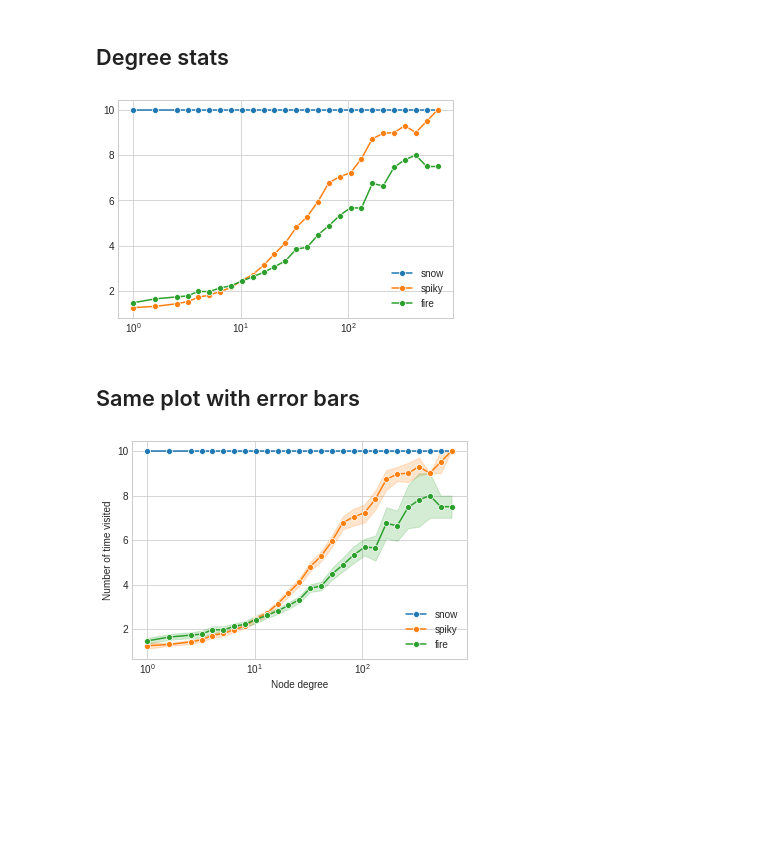
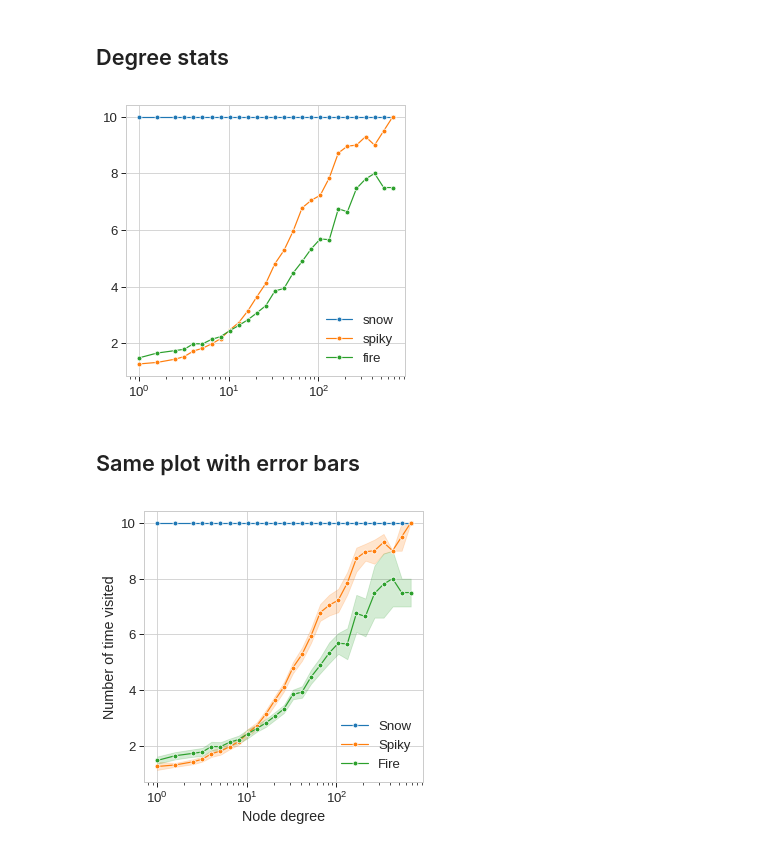
Before and after one commit to bricaud/spiky-simulation, a Jupyter notebook: compute_visits_with_degree.ipynb, the cells around one changed output. Cells and saved outputs as stored; diff of their text form; code cells hidden in the pictures; blank space fills up the shorter version.

```diff
--- a/compute_visits_with_degree.ipynb
+++ b/compute_visits_with_degree.ipynb
@@ -185,16 +185,18 @@ import seaborn as sns
 # %%
 import matplotlib.pyplot as plt
 plt.style.use('seaborn-whitegrid')
+sns.set_context("paper", font_scale=1.5)
 # %%
+plt.figure(figsize=(5,5))
 xx,yy = bin_degrees(xsn,ysn)
 sns.lineplot(x=xx, y=yy, label='snow' , marker='o')
 xx,yy = bin_degrees(xsp,ysp)
 sns.lineplot(x=xx, y=yy, label='spiky' , marker='o')
 xx,yy = bin_degrees(xf,yf)
 sns.lineplot(x=xx, y=yy,label='fire' , marker='o')
 plt.xscale('log')
 # %% [output]
-[figure, old version]
+[figure, new version]
 # %% [markdown]
 ## Same plot with error bars
 # %%
@@ -218,12 +220,13 @@ def bin_degrees_repeat(visits,degrees):
             v_list.append(vis)
     return d_list,v_list
 # %%
+plt.figure(figsize=(5,5))
 xx,yy = bin_degrees_repeat(xsn,ysn)
-sns_plot = sns.lineplot(x=xx, y=yy, label='snow' , marker='o')
+sns_plot = sns.lineplot(x=xx, y=yy, label='Snow' , marker='o')
 xx,yy = bin_degrees_repeat(xsp,ysp)
-sns.lineplot(x=xx, y=yy, label='spiky' , marker='o')
+sns.lineplot(x=xx, y=yy, label='Spiky' , marker='o')
 xx,yy = bin_degrees_repeat(xf,yf)
-sns.lineplot(x=xx, y=yy,label='fire' , marker='o')
+sns.lineplot(x=xx, y=yy,label='Fire' , marker='o')
 plt.xscale('log')
 #plt.yscale('log')
 plt.xlabel('Node degree')
@@ -231,4 +234,4 @@ plt.ylabel('Number of time visited')
 fig = sns_plot.get_figure()
 fig.savefig(data_path + "visits_wrt_degree.png")
 # %% [output]
-[figure, old version]
+[figure, new version]
```
Also changed, not shown: 2 other files.
